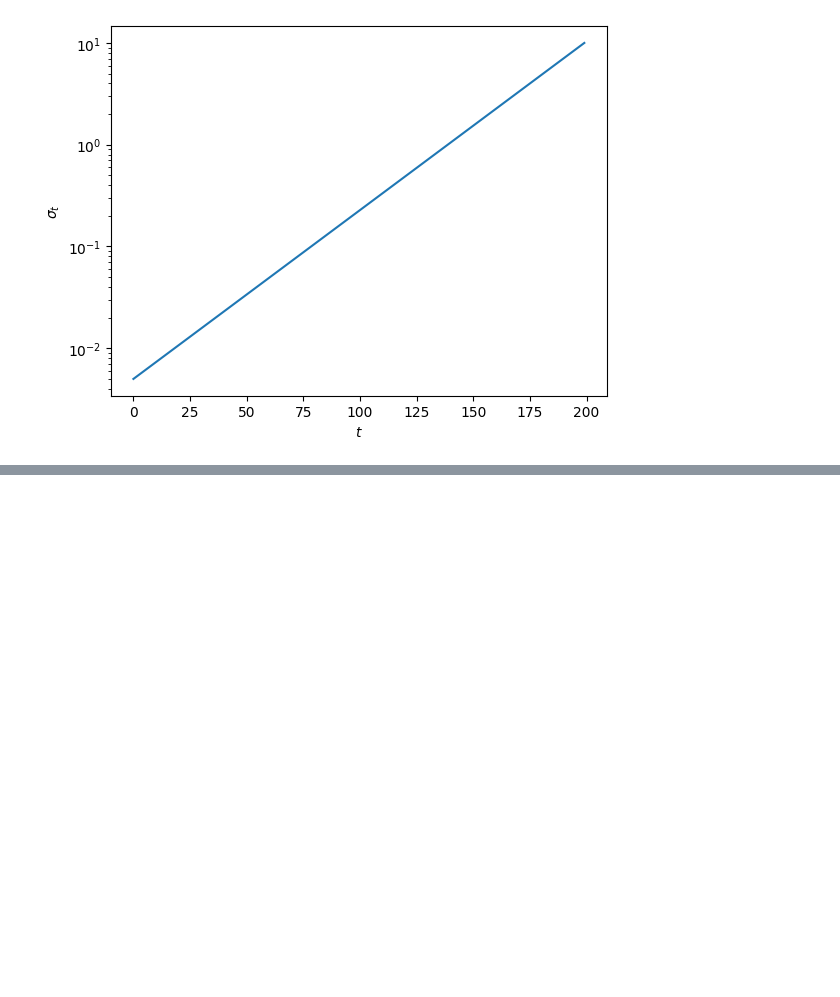
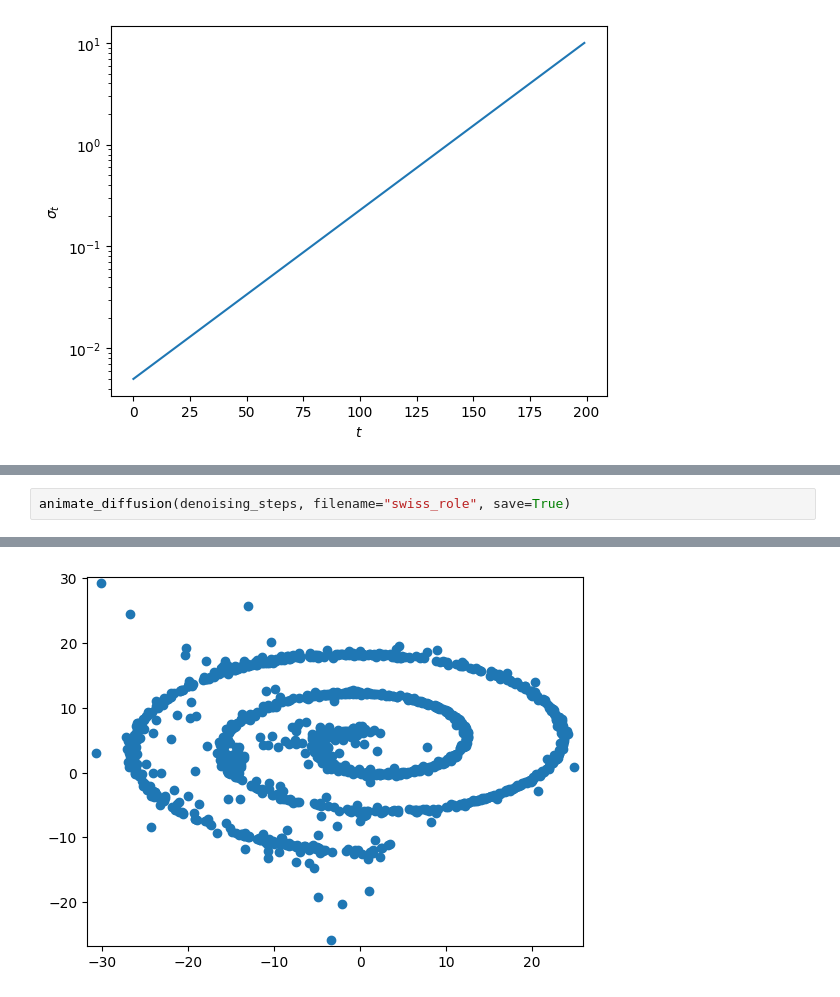
Before and after one commit to hevra01/smalldiffusion, a Jupyter notebook: swiss_diffusion.ipynb, the cells around one changed output, grey strips where cells are left out. Drawn from its saved outputs; the diff is of its cells as text; blank space fills up the shorter version.

Commit message:
added swiss role animation

```diff
--- a/swiss_diffusion.ipynb
+++ b/swiss_diffusion.ipynb
@@ -123,0 +112,3 @@ plt.show()
+# %%
+animate_diffusion(denoising_steps, filename="swiss_role", save=True)
+# %% [output]
@@ -123,0 +116 @@ plt.show()
+[figure, added]
```
Also changed, not shown: parts of 10 cells of this notebook, 6 other files.
